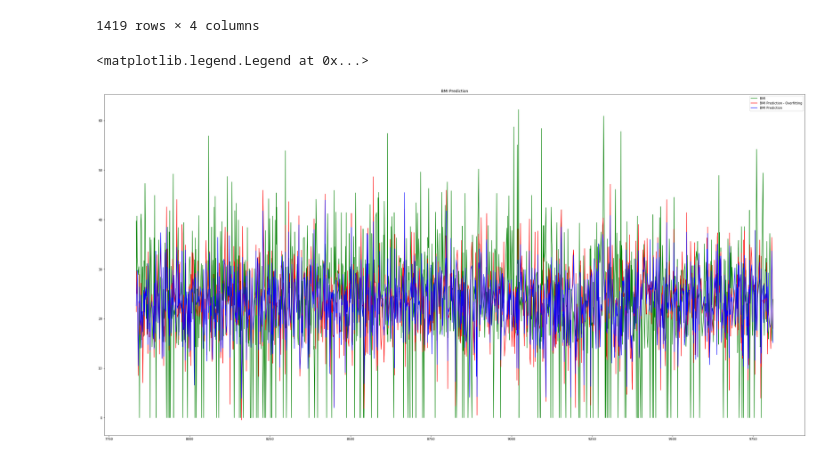
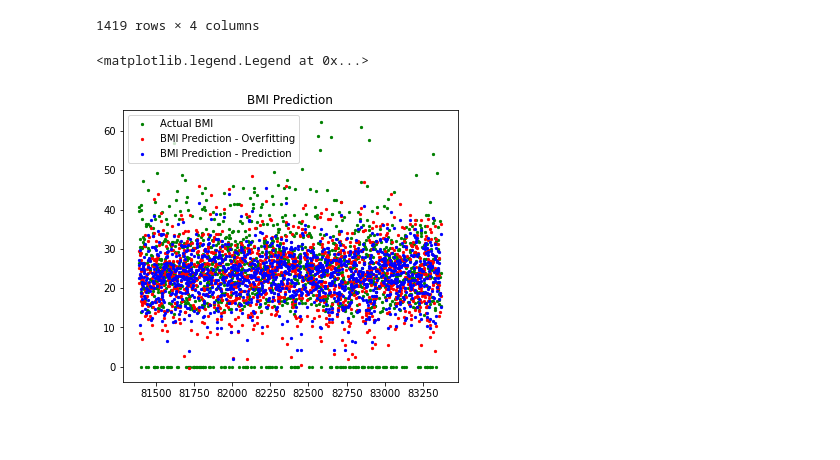
Before and after one commit to hakkoma/BMI_Prediction_Model_-US-National-Health-data-, a Jupyter notebook: US Health Program (BMI Prediction model) - Hakkoma.ipynb, the cells around one changed output. Saved outputs shown, nothing was run; the diff lists cells and outputs as text; code cells hidden in the pictures; blank space fills up the shorter version.

```diff
--- a/US Health Program (BMI Prediction model) - Hakkoma.ipynb
+++ b/US Health Program (BMI Prediction model) - Hakkoma.ipynb
@@ -349,14 +328,14 @@ data_check1
 1419 rows × 4 columns
 # %%
 #result of model
-plt.figure(figsize=(40,20))
+plt.figure(figsize=(6,5))
 
-a = plt.plot(data_check['BMI'], color = 'g')
-b = plt.plot(data_check['BMI_predict'], color = 'r')
-plt.plot(data_check1['BMI_predict'], color = 'b')
+plt.scatter(data_check['Respondent ID'],data_check['BMI'], s=5,color = 'g')
+plt.scatter(data_check['Respondent ID'],data_check['BMI_predict'],s=5, color = 'r')
+plt.scatter(data_check['Respondent ID'],data_check1['BMI_predict'], s=5, color = 'b')
 plt.title('BMI Prediction')
-plt.legend(['BMI','BMI Prediction - Overfitting', 'BMI Prediction'])
+plt.legend(['Actual BMI','BMI Prediction - Overfitting', 'BMI Prediction - Prediction'])
 # %% [output]
 <matplotlib.legend.Legend at 0x...>
-[figure, old version]
+[figure, new version]
 # %%
```
Also changed, not shown: parts of 4 cells of this notebook.
